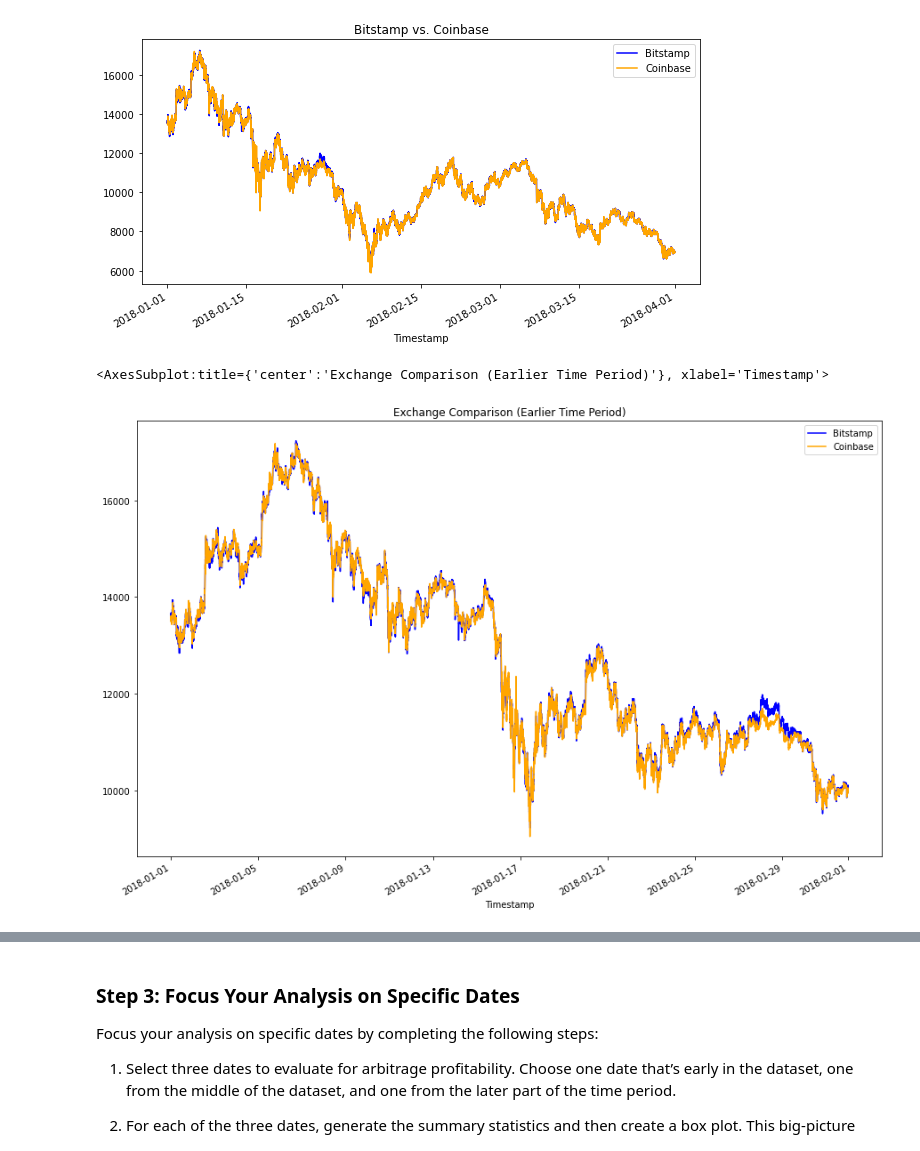
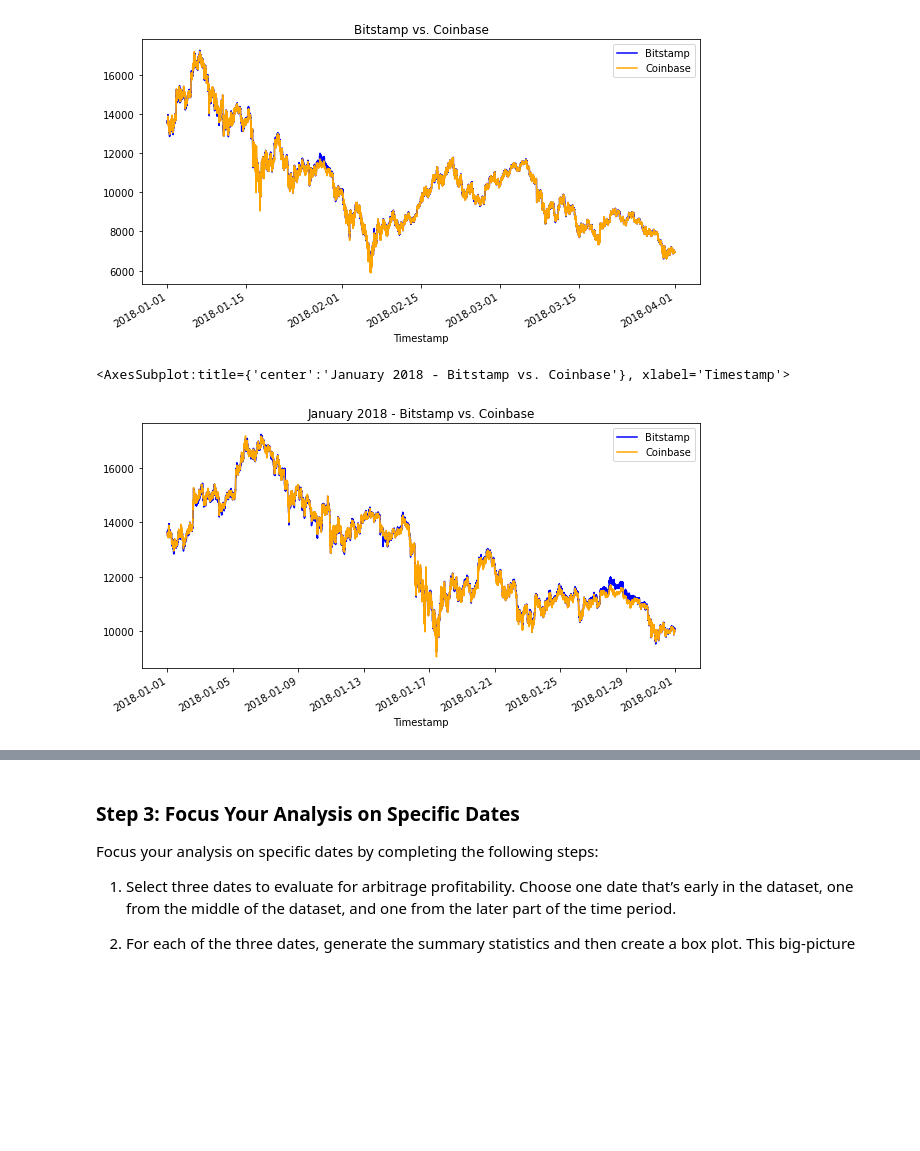
Before and after one commit to mathias1020/Challenge_3, a Jupyter notebook: crypto_arbitrage.ipynb, the cells around one changed output, grey strips where cells are left out. Drawn from its saved outputs; the diff is of its cells as text; code cells hidden in the pictures; blank space fills up the shorter version.

```diff
--- a/crypto_arbitrage.ipynb
+++ b/crypto_arbitrage.ipynb
@@ -280,11 +280,12 @@ coinbase_sliced['Close'].plot(legend=True, figsize= (10, 5), color= 'orange', la
 # %%
 # Using the loc and plot functions, create an overlay plot that visualizes
 # the price action of both DataFrames for a one month period early in the dataset
 # Be sure to include the parameters: legend, figure size, title, and color and label
-# YOUR CODE HERE
+bitstamp_sliced['Close'].loc['2018-01-01':'2018-01-31'].plot(legend=True, figsize= (10, 5), title= 'January 2018 - Bitstamp vs. Coinbase', color= 'blue', label= 'Bitstamp')
+coinbase_sliced['Close'].loc['2018-01-01':'2018-01-31'].plot(legend=True, figsize= (10, 5), color= 'orange', label= 'Coinbase')
 # %% [output]
-<AxesSubplot:title={'center':'Exchange Comparison (Earlier Time Period)'}, xlabel='Timestamp'>
+<AxesSubplot:title={'center':'January 2018 - Bitstamp vs. Coinbase'}, xlabel='Timestamp'>
-[figure, old version]
+[figure, new version]
 # %%
 # Using the loc and plot functions, create an overlay plot that visualizes
 # the price action of both DataFrames for a one month period later in the dataset
```
Also changed, not shown: parts of 7 cells of this notebook.
